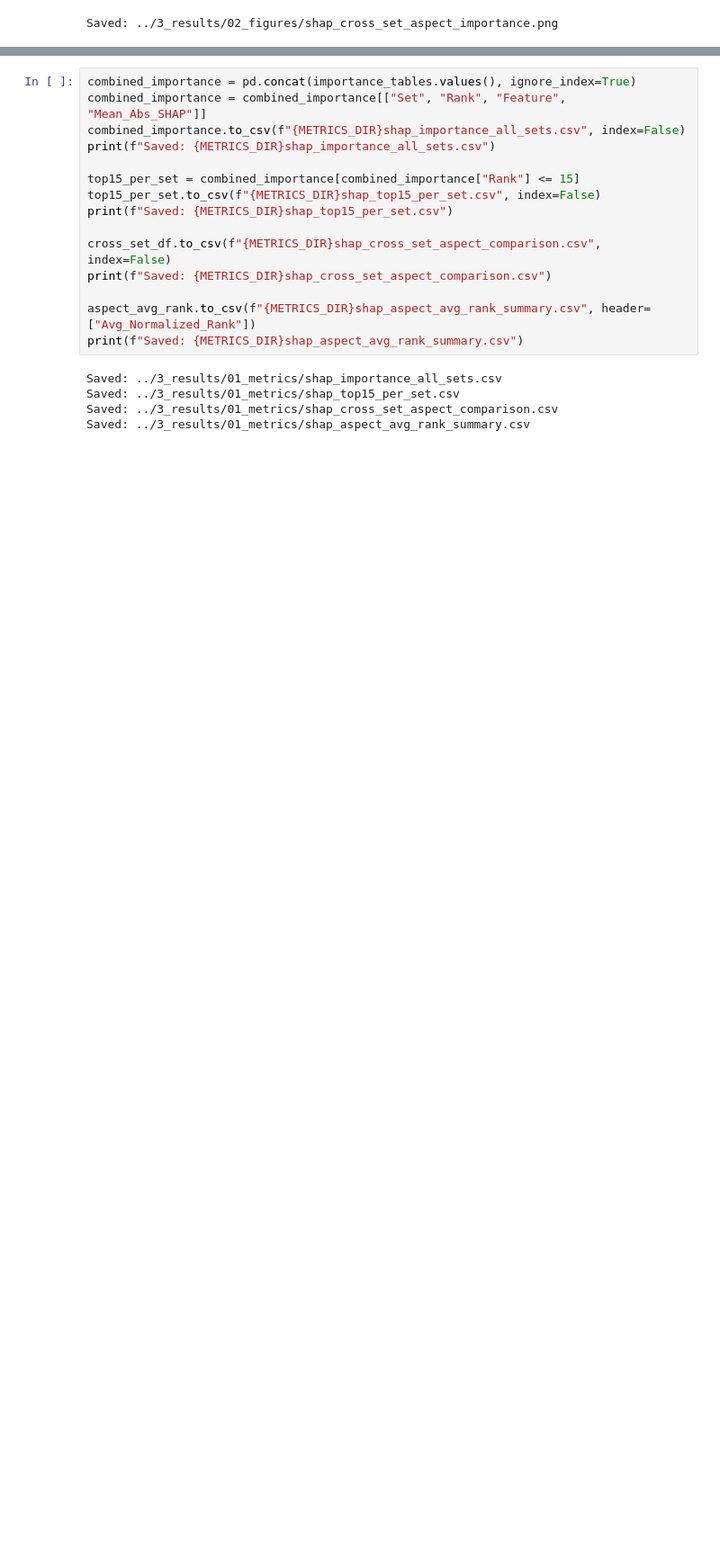
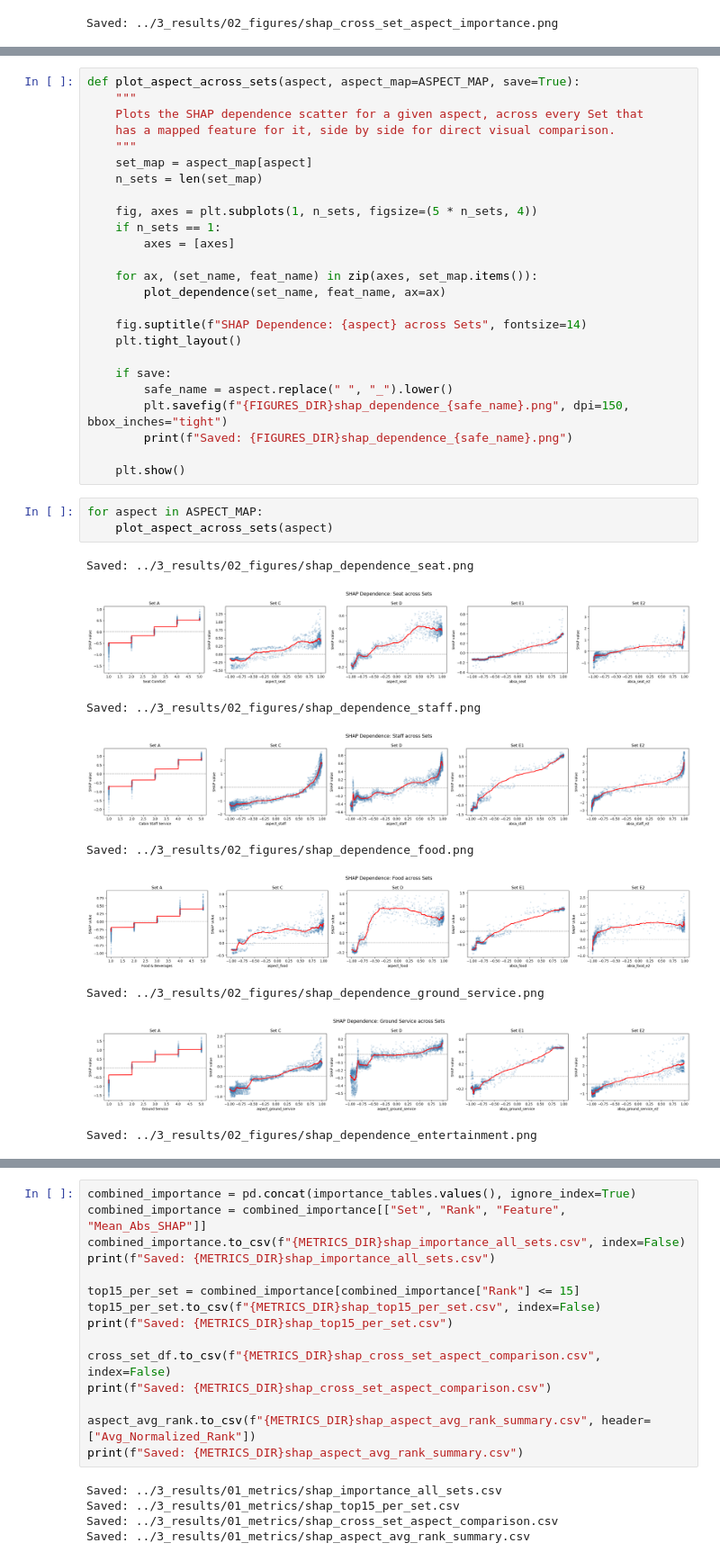
Before and after one commit to MonicaJang/Airline-Review-Sentiment-Classifier, a Jupyter notebook: 2_src/09_SHAP_analysis.ipynb, the cells around one changed output, grey strips where cells are left out. Shown at 90% size. Cells and saved outputs as stored; diff of their text form; blank space fills up the shorter version.

Commit message:
09_shap analysis updated

```diff
--- a/2_src/09_SHAP_analysis.ipynb
+++ b/2_src/09_SHAP_analysis.ipynb
@@ -321,0 +506,38 @@ Saved: ../3_results/02_figures/shap_cross_set_aspect_importance.png
+# %%
+def plot_aspect_across_sets(aspect, aspect_map=ASPECT_MAP, save=True):
+    """
+    Plots the SHAP dependence scatter for a given aspect, across every Set that
+    has a mapped feature for it, side by side for direct visual comparison.
+    """
+    set_map = aspect_map[aspect]
+    n_sets = len(set_map)
+
+    fig, axes = plt.subplots(1, n_sets, figsize=(5 * n_sets, 4))
+    if n_sets == 1:
+        axes = [axes]
+
+    for ax, (set_name, feat_name) in zip(axes, set_map.items()):
+        plot_dependence(set_name, feat_name, ax=ax)
+
+    fig.suptitle(f"SHAP Dependence: {aspect} across Sets", fontsize=14)
+    plt.tight_layout()
+
+    if save:
+        safe_name = aspect.replace(" ", "_").lower()
+        plt.savefig(f"{FIGURES_DIR}shap_dependence_{safe_name}.png", dpi=150, bbox_inches="tight")
+        print(f"Saved: {FIGURES_DIR}shap_dependence_{safe_name}.png")
+
+    plt.show()
+# %%
+for aspect in ASPECT_MAP:
+    plot_aspect_across_sets(aspect)
+# %% [output]
+Saved: ../3_results/02_figures/shap_dependence_seat.png
+[figure, added]
+Saved: ../3_results/02_figures/shap_dependence_staff.png
+[figure, added]
+Saved: ../3_results/02_figures/shap_dependence_food.png
+[figure, added]
+Saved: ../3_results/02_figures/shap_dependence_ground_service.png
+[figure, added]
+Saved: ../3_results/02_figures/shap_dependence_entertainment.png
```
Also changed, not shown: parts of 9 cells of this notebook.
